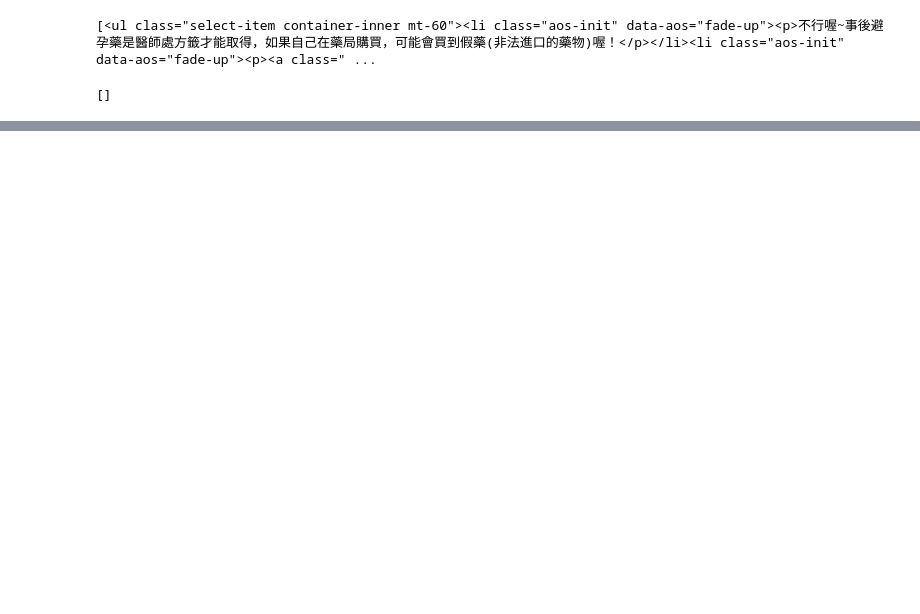
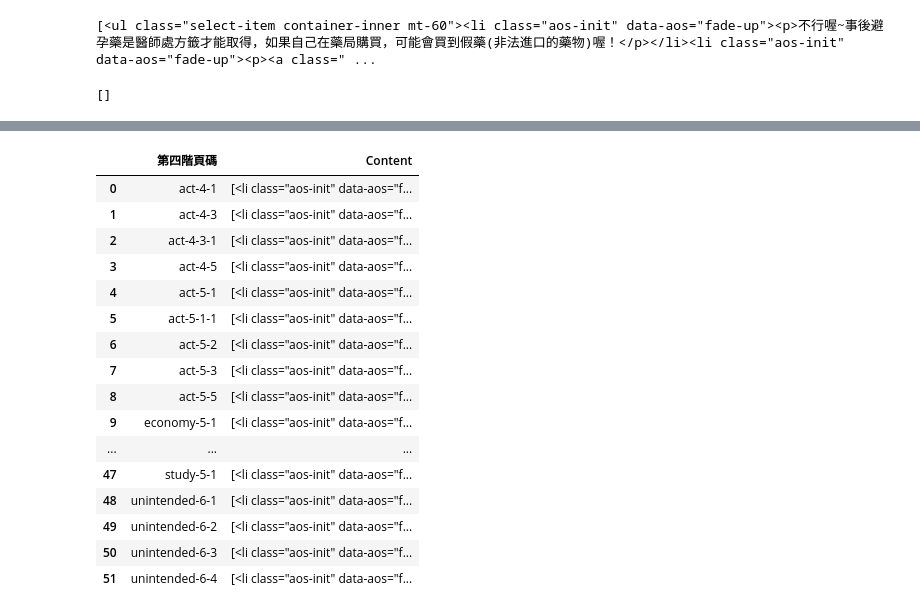
Before and after one commit to TzuChingg/Aragaki-Yui2, a Jupyter notebook: 小蝴蝶.ipynb, the cells around one changed output, grey strips where cells are left out. Drawn from its saved outputs; the diff is of its cells as text; code cells hidden in the pictures; blank space fills up the shorter version.

```diff
--- a/小蝴蝶.ipynb
+++ b/小蝴蝶.ipynb
@@ -66,7 +67,10 @@ price
  <a class="" href="#/medical-4-10">懷孕週數怎麼算？</a>,
  <a class="" href="#/medical-4-11">假性月經是什麼？</a>]
 # %%
-price = Soup.select("#\#app > div > div:nth-child(2) > div:nth-child(7) > main > section.container.step-rwd > div > div.container.step-box > div > div.select-menu > ul ")
-
-price
+price = Soup.select("#\#app > div > div:nth-child(2) > div:nth-child(7) > main > section.container.step-rwd > div > div.container.step-box > div > div.select-menu > ul")
+for i in price:
+    print(i.text)
+# p = Soup.find_all('p')
+# for i in p:
+#     print(i.getText())
 # %% [output]
@@ -111,0 +221,5 @@ Backtrace:
+# %%
+data = pd.read_excel(r'小蝴蝶平台文案-總表 - 複製.xlsx')
+# %%
+data['Content'] = ''
+data.head(5)
@@ -111,0 +233,37 @@ Backtrace:
+# %%
+web = webdriver.Chrome()
+base = 'https://paela-iecosystem.meida.tw/#/'
+for i in range(len(data)):
+    url = base + data.iloc[i, 0]
+    web.get(url)
+    time.sleep(2)
+    page = web.page_source
+
+
+    Soup = BeautifulSoup(page,"lxml")
+    # Content = Soup.select("#\#app > div > div:nth-child(2) > div:nth-child(7) > main > section.container.step-rwd > div > div.container.step-box > div > div.select-menu > ul ")
+    # data.iloc[i, 1] = str(Content)
+
+    Content = Soup.select("#\#app > div > div:nth-child(2) > div:nth-child(7) > main > section.container.step-rwd > div > div.container.step-box > div > div.select-menu > ul > li ")
+    data.iloc[i, 1] = str(Content)
+web.close()
+# %%
+data
+# %% [output]
+|  | 第四階頁碼 | Content |
+| 0 | act-4-1 | [<li class="aos-init" data-aos="f... |
+| 1 | act-4-3 | [<li class="aos-init" data-aos="f... |
+| 2 | act-4-3-1 | [<li class="aos-init" data-aos="f... |
+| 3 | act-4-5 | [<li class="aos-init" data-aos="f... |
+| 4 | act-5-1 | [<li class="aos-init" data-aos="f... |
+| 5 | act-5-1-1 | [<li class="aos-init" data-aos="f... |
+| 6 | act-5-2 | [<li class="aos-init" data-aos="f... |
+| 7 | act-5-3 | [<li class="aos-init" data-aos="f... |
+| 8 | act-5-5 | [<li class="aos-init" data-aos="f... |
+| 9 | economy-5-1 | [<li class="aos-init" data-aos="f... |
+| ... | ... | ... |
+| 47 | study-5-1 | [<li class="aos-init" data-aos="f... |
+| 48 | unintended-6-1 | [<li class="aos-init" data-aos="f... |
+| 49 | unintended-6-2 | [<li class="aos-init" data-aos="f... |
+| 50 | unintended-6-3 | [<li class="aos-init" data-aos="f... |
+| 51 | unintended-6-4 | [<li class="aos-init" data-aos="f... |
```
Also changed, not shown: parts of 22 cells of this notebook.
